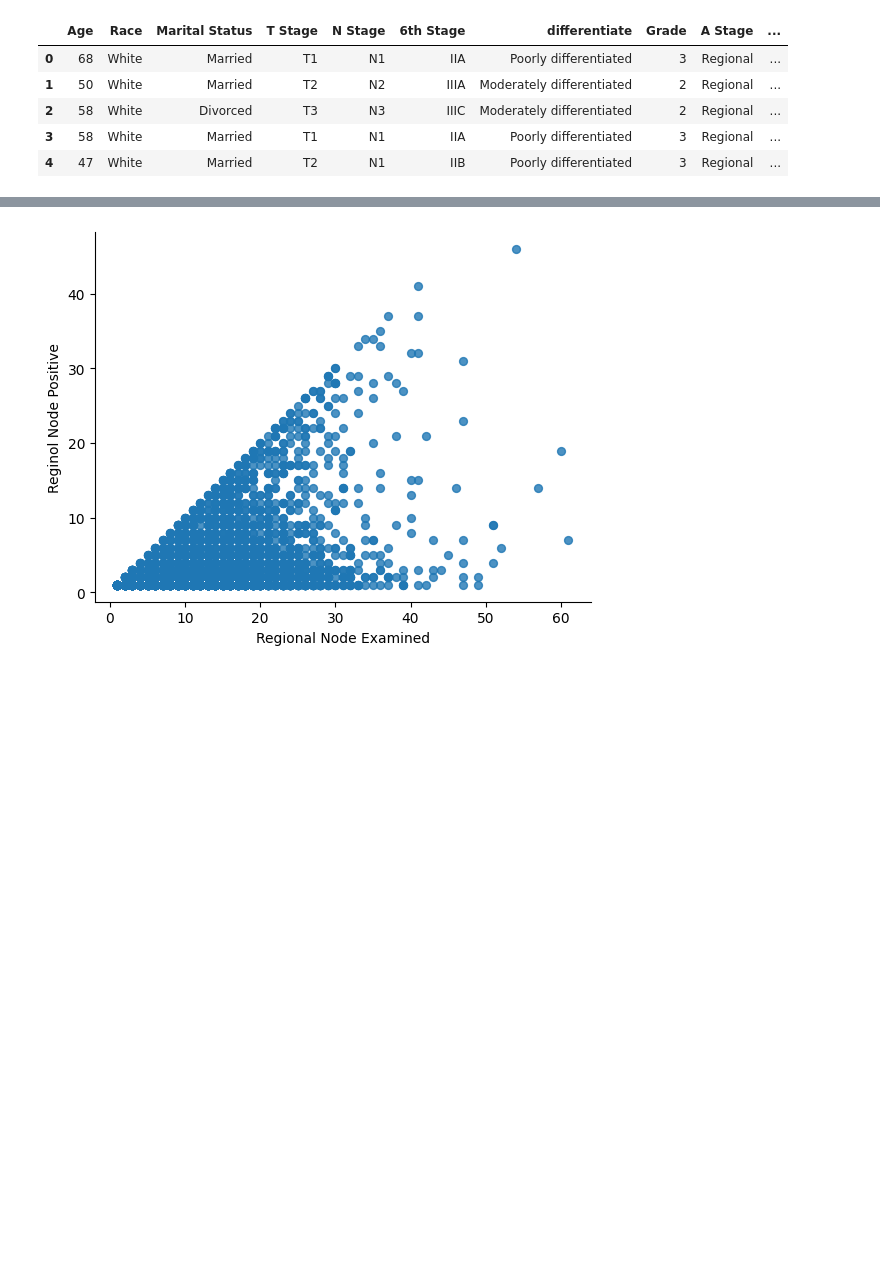
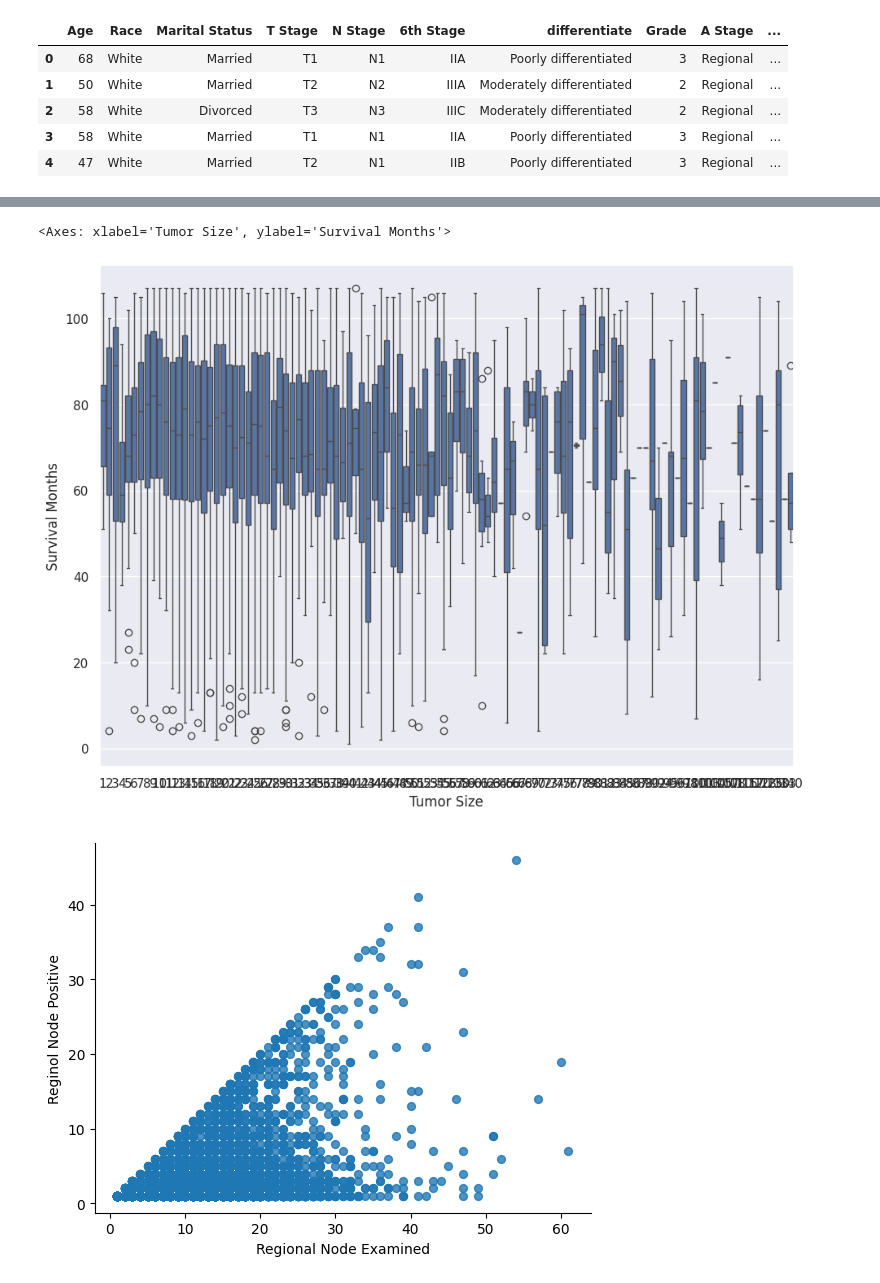
Before and after one commit to Manav-Khandurie/Breast-Cancer-ML-Models, a Jupyter notebook: BreastCancerMLModels.ipynb, the cells around one changed output, grey strips where cells are left out. Cells and saved outputs as stored; diff of their text form; code cells hidden in the pictures; blank space fills up the shorter version.

```diff
--- a/BreastCancerMLModels.ipynb
+++ b/BreastCancerMLModels.ipynb
@@ -51,3 +61,10 @@ df.head()
+# %%
+# @title Survival Months by Tumor Size
+
+sns.boxplot(x = 'Tumor Size', y = 'Survival Months', data=df)
+# %% [output]
+<Axes: xlabel='Tumor Size', ylabel='Survival Months'>
+[figure, added]
 # %%
 
 df.plot(kind='scatter', x='Regional Node Examined', y='Reginol Node Positive', s=32, alpha=.8)
```
Also changed, not shown: parts of 5 cells of this notebook.
